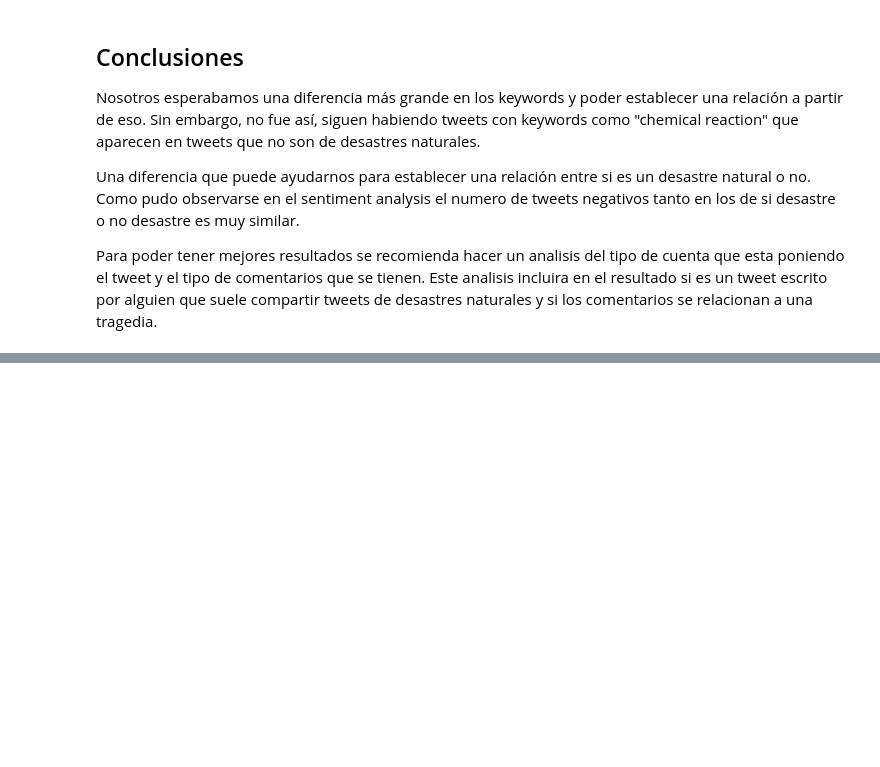
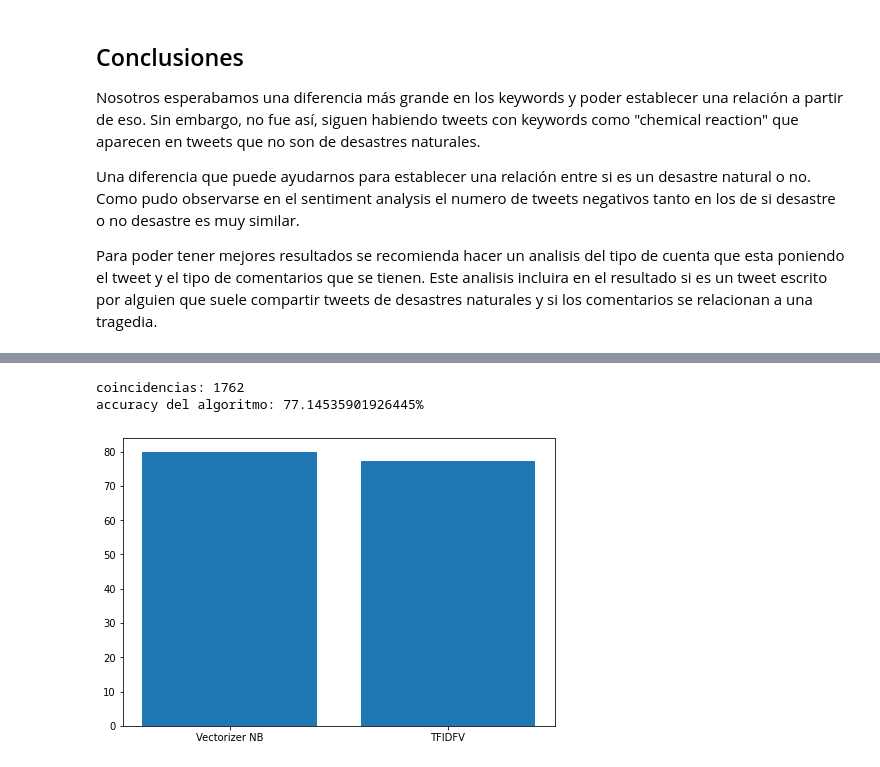
Before and after one commit to marisaaaai/Proyecto2DS, a Jupyter notebook: Proyecto2.ipynb, the cells around one changed output, grey strips where cells are left out. Drawn from its saved outputs; the diff is of its cells as text; code cells hidden in the pictures; blank space fills up the shorter version.

```diff
--- a/Proyecto2.ipynb
+++ b/Proyecto2.ipynb
@@ -752,0 +943,13 @@ Para poder tener mejores resultados se recomienda hacer un analisis del tipo de
+# %%
+testn = test[["id","text"]]
+trainn = train[["text", "target"]]
+X_train = trainn.text
+y_train = trainn.target
+X_test = testn.text
+vectorizer = TfidfVectorizer(use_idf=True)
+vectorizer = vectorizer.fit(X_train)
+X_train = vectorizer.transform(X_train)
+clf = MLPClassifier(random_state=1,
+                    max_iter=300,
+                    verbose=True)
+clf.fit(X_train, y_train)
@@ -752,0 +975,5 @@ Para poder tener mejores resultados se recomienda hacer un analisis del tipo de
+# %%
+X_test = vectorizer.transform(X_test)
+pred = clf.predict(X_test)
+test['pred_targTFIDF'] = pred
+test.head()
@@ -752,0 +992,24 @@ Para poder tener mejores resultados se recomienda hacer un analisis del tipo de
+# %%
+coin = 0
+total = len(test)
+for i in range(total):
+    targ = test.iloc[i,4]
+    predtarg = test.iloc[i,8]
+    if (targ == predtarg):
+        coin += 1
+print('coincidencias: ' + str(coin))
+acc = (coin / total)*100
+print('accuracy del algoritmo: ' + str(acc)+'%')
+# %% [output]
+coincidencias: 1762
+accuracy del algoritmo: 77.14535901926445%
+# %%
+import matplotlib.pyplot as plt
+fig = plt.figure()
+ax = fig.add_axes([0,0,1,1])
+langs = ['Vectorizer NB', 'TFIDFV']
+students = [accV, acc]
+ax.bar(langs,students)
+plt.show()
+# %% [output]
+[figure, added]
```
Also changed, not shown: parts of 25 cells of this notebook.
